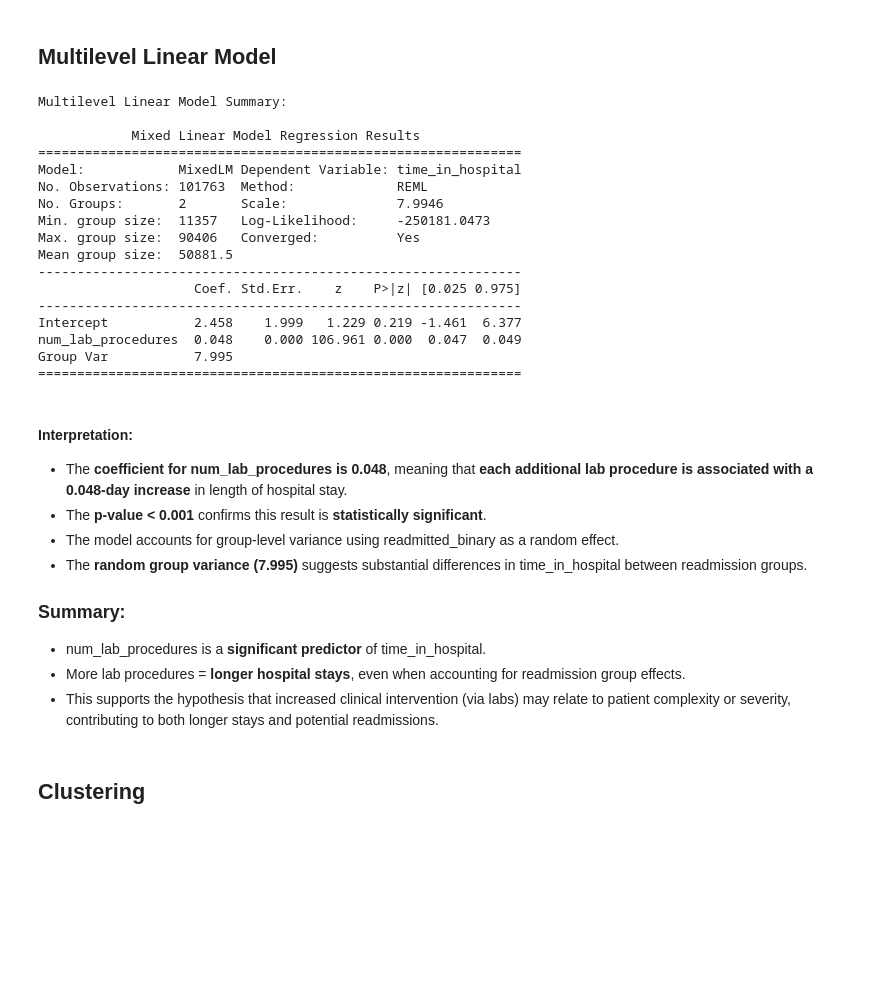
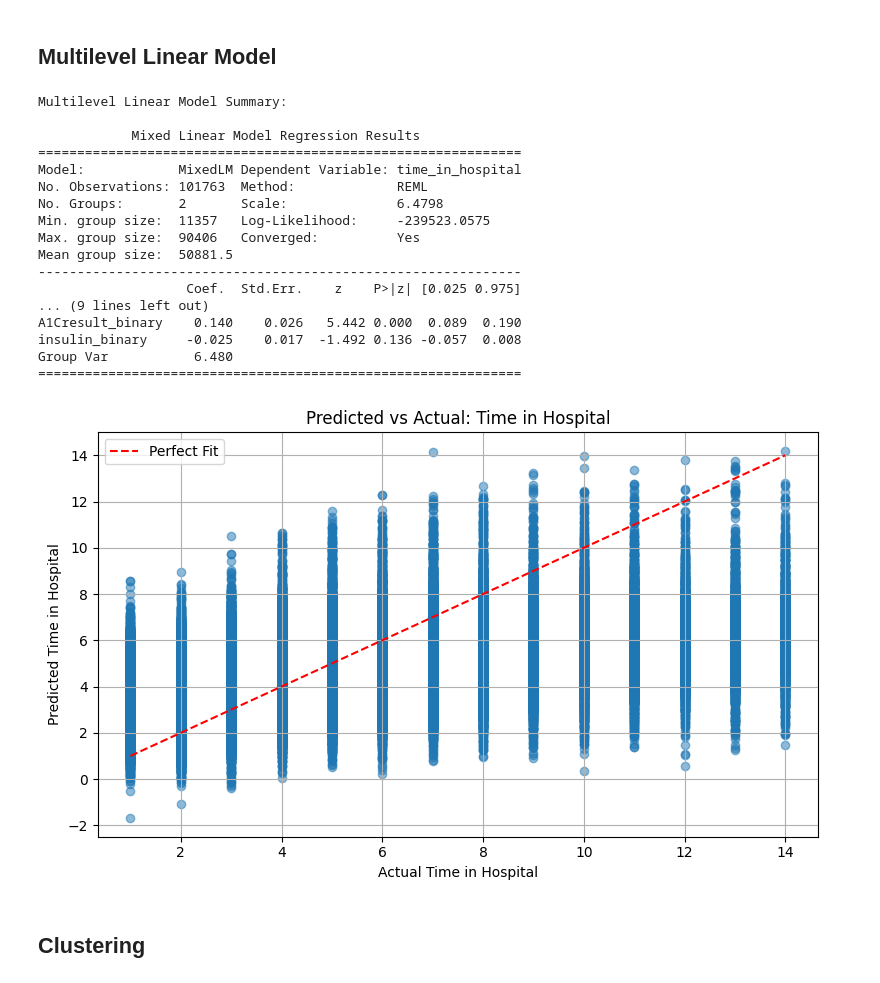
Before and after one commit to amen-hussain/SP25-Project, a Jupyter notebook: ML/ML2.ipynb, the cells around one changed output. Drawn from its saved outputs; the diff is of its cells as text; code cells hidden in the pictures; blank space fills up the shorter version.

```diff
--- a/ML/ML2.ipynb
+++ b/ML/ML2.ipynb
@@ -146,11 +202,29 @@ ANOVA p-value: 1.8338e-08
 # %% [markdown]
 ## Multilevel Linear Model
 # %%
+# ➤ Goal: Understand how top predictors explain 'time_in_hospital', accounting for readmission group
+# Only using variables with strongest association (p = 0.0000)
 
-# ➤ Goal: Understand if 'num_lab_procedures' significantly predicts 'time_in_hospital', accounting for readmission group
-mixed_df = diabetes_cleaned[['time_in_hospital', 'num_lab_procedures', 'readmitted_binary']].dropna()
-model = smf.mixedlm("time_in_hospital ~ num_lab_procedures", mixed_df, groups=mixed_df["readmitted_binary"])
+mixed_df = diabetes_cleaned[[
+    'time_in_hospital',
+    'number_inpatient',
+    'number_emergency',
+    'number_diagnoses',
+    'num_medications',
+    'age',
+    'num_lab_procedures',
+    'number_outpatient',
+    'A1Cresult_binary',
+    'insulin_binary',
+    'readmitted_binary'
+]].dropna()
+
+# Build the mixed effects model
+formula = "time_in_hospital ~ number_inpatient + number_emergency + number_diagnoses + num_medications + age + num_lab_procedures + number_outpatient + A1Cresult_binary + insulin_binary"
+model = smf.mixedlm(formula, mixed_df, groups=mixed_df["readmitted_binary"])
 result = model.fit()
+
+# Output summary
 print("\nMultilevel Linear Model Summary:\n")
 print(result.summary())
 # %% [output]
@@ -160,31 +234,38 @@ Multilevel Linear Model Summary:
 ==============================================================
 Model:            MixedLM Dependent Variable: time_in_hospital
 No. Observations: 101763  Method:             REML
-No. Groups:       2       Scale:              7.9946
-Min. group size:  11357   Log-Likelihood:     -250181.0473
+No. Groups:       2       Scale:              6.4798
+Min. group size:  11357   Log-Likelihood:     -239523.0575
 Max. group size:  90406   Converged:          Yes
 Mean group size:  50881.5
 --------------------------------------------------------------
-                    Coef. Std.Err.    z    P>|z| [0.025 0.975]
---------------------------------------------------------------
-Intercept           2.458    1.999   1.229 0.219 -1.461  6.377
-num_lab_procedures  0.048    0.000 106.961 0.000  0.047  0.049
-Group Var           7.995
+                   Coef.  Std.Err.    z    P>|z| [0.025 0.975]
+... (9 lines left out)
+A1Cresult_binary    0.140    0.026   5.442 0.000  0.089  0.190
+insulin_binary     -0.025    0.017  -1.492 0.136 -0.057  0.008
+Group Var           6.480
 ==============================================================
-# %% [markdown]
-#### Interpretation:
-
-- The **coefficient for num_lab_procedures is 0.048**, meaning that **each additional lab procedure is associated with a 0.048-day increase** in length of hospital stay.
-- The **p-value < 0.001** confirms this result is **statistically significant**.
-- The model accounts for group-level variance using readmitted_binary as a random effect.
-- The **random group variance (7.995)** suggests substantial differences in time_in_hospital between readmission groups.
-
-
-### Summary:
-
--  num_lab_procedures is a **significant predictor** of time_in_hospital.
--  More lab procedures = **longer hospital stays**, even when accounting for readmission group effects.
--  This supports the hypothesis that increased clinical intervention (via labs) may relate to patient complexity or severity, contributing to both longer stays and potential readmissions.
+# %%
+import matplotlib.pyplot as plt
+
+# Predict time_in_hospital
+mixed_df['predicted_time'] = result.predict()
+
+# Plot
+plt.figure(figsize=(8, 5))
+plt.scatter(mixed_df['time_in_hospital'], mixed_df['predicted_time'], alpha=0.5)
+plt.plot([mixed_df['time_in_hospital'].min(), mixed_df['time_in_hospital'].max()],
+         [mixed_df['time_in_hospital'].min(), mixed_df['time_in_hospital'].max()],
+         color='red', linestyle='--', label='Perfect Fit')
+plt.xlabel("Actual Time in Hospital")
+plt.ylabel("Predicted Time in Hospital")
+plt.title("Predicted vs Actual: Time in Hospital")
+plt.legend()
+plt.grid(True)
+plt.tight_layout()
+plt.show()
+# %% [output]
+[figure, added]
 # %% [markdown]
 ## Clustering
 # %%
```
Also changed, not shown: parts of 31 cells of this notebook, 5 other files.
